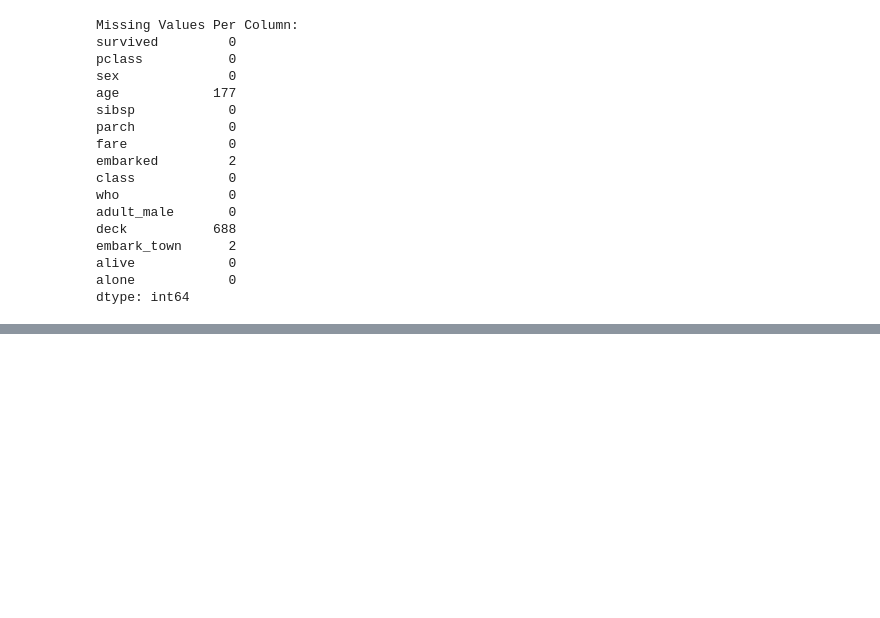
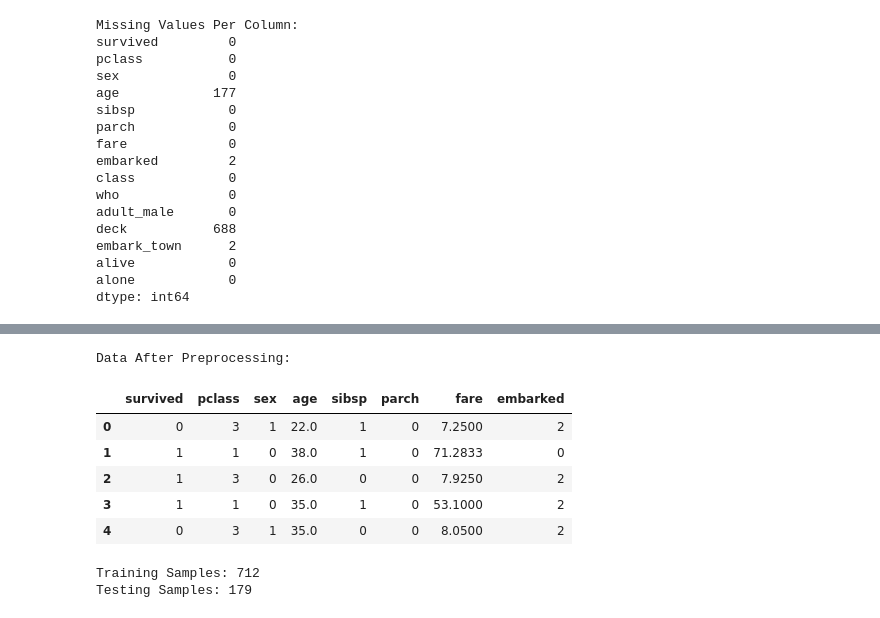
Before and after one commit to tashfeen786/AwferaMachineLearningProjects, a Jupyter notebook: Naive_Bayes_Classification.ipynb, the cells around one changed output, grey strips where cells are left out. Drawn from its saved outputs; the diff is of its cells as text; code cells hidden in the pictures; blank space fills up the shorter version.

```diff
--- a/Naive_Bayes_Classification.ipynb
+++ b/Naive_Bayes_Classification.ipynb
@@ -92,0 +98,20 @@ ValueError: Could not interpret value `Survived` for `x`. An entry with this nam
+# %%
+#Handling Missing Values
+#Impute missing numerical and categorical values appropriately.
+
+from sklearn.impute import SimpleImputer
+
+#impute Age With Median
+age_imputer = SimpleImputer(strategy = 'median')
+data['age'] = age_imputer.fit_transform(data[['age']])
+
+# impute Embarked with most frequent value
+data['embarked'] = SimpleImputer(strategy = 'most_frequent').fit_transform(data[['embarked']]).ravel()
+
+#Drop Deck columns
+data.drop(columns = ['deck'], inplace = True)
+
+#Confirm missing values handled
+
+print("\nRemeining Missing Values:")
+print(data.isnull().sum())
@@ -92,0 +135,37 @@ ValueError: Could not interpret value `Survived` for `x`. An entry with this nam
+# %%
+#Encode 'Sex' and 'Embarked' using Label Encoding.
+from sklearn.preprocessing import LabelEncoder
+le_sex = LabelEncoder()
+le_embarked = LabelEncoder()
+
+data['sex'] = le_sex.fit_transform(data['sex'])
+data['embarked'] = le_embarked.fit_transform(data['embarked'])
+# %%
+#Drop irrelevant features
+data.drop(columns = ['class', 'who', 'adult_male', 'embark_town', 'alive', 'alone'], inplace=True)
+
+print("\nData After Preprocessing: ")
+display(data.head())
+# %% [output]
+Data After Preprocessing:
+|  | survived | pclass | sex | age | sibsp | parch | fare | embarked |
+| 0 | 0 | 3 | 1 | 22.0 | 1 | 0 | 7.2500 | 2 |
+| 1 | 1 | 1 | 0 | 38.0 | 1 | 0 | 71.2833 | 0 |
+| 2 | 1 | 3 | 0 | 26.0 | 0 | 0 | 7.9250 | 2 |
+| 3 | 1 | 1 | 0 | 35.0 | 1 | 0 | 53.1000 | 2 |
+| 4 | 0 | 3 | 1 | 35.0 | 0 | 0 | 8.0500 | 2 |
+# %%
+from sklearn.model_selection import train_test_split
+
+X = data.drop('survived', axis=1)
+y = data['survived']
+
+X_train, X_test, y_train, y_test = train_test_split(
+    X, y, test_size=0.2, random_state=42, stratify=y
+)
+
+print(f"\nTraining Samples: {len(X_train)}")
+print(f"Testing Samples: {len(X_test)}")
+# %% [output]
+Training Samples: 712
+Testing Samples: 179
```
Also changed, not shown: parts of 3 cells of this notebook, 2 other files.
